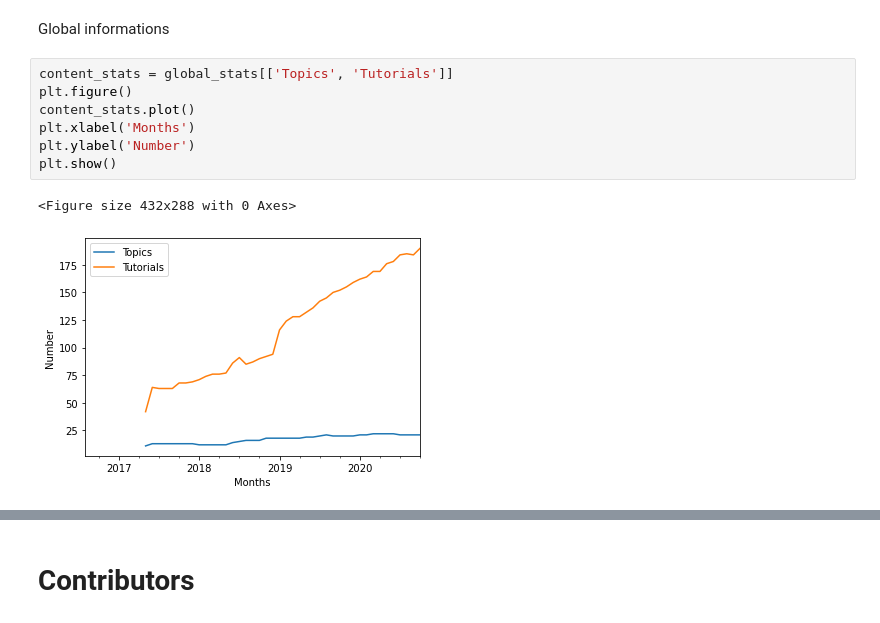
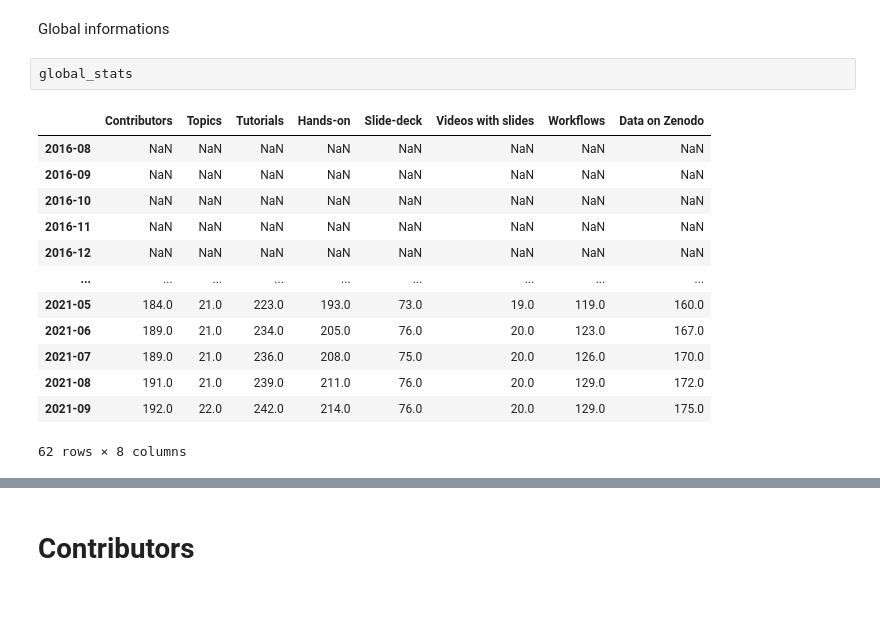
Before and after one commit to galaxyproject/GTN-community-paper-2020, a Jupyter notebook: src/extract_repo_content_stats.ipynb, the cells around one changed output, grey strips where cells are left out. Cells and saved outputs as stored; diff of their text form.

```diff
--- a/src/extract_repo_content_stats.ipynb
+++ b/src/extract_repo_content_stats.ipynb
@@ -248,12 +320,18 @@ RateLimit(core=Rate(reset=2020-12-22 15:58:04, remaining=4373, limit=5000))
 # %% [markdown]
 Global informations
-# %%
-content_stats = global_stats[['Topics', 'Tutorials']]
-plt.figure()
-content_stats.plot()
-plt.xlabel('Months')
-plt.ylabel('Number')
-plt.show()
-# %% [output]
-<Figure size 432x288 with 0 Axes>
-[figure, removed]
+# %%
+global_stats
+# %% [output]
+|  | Contributors | Topics | Tutorials | Hands-on | Slide-deck | Videos with slides | Workflows | Data on Zenodo |
+| 2016-08 | NaN | NaN | NaN | NaN | NaN | NaN | NaN | NaN |
+| 2016-09 | NaN | NaN | NaN | NaN | NaN | NaN | NaN | NaN |
+| 2016-10 | NaN | NaN | NaN | NaN | NaN | NaN | NaN | NaN |
+| 2016-11 | NaN | NaN | NaN | NaN | NaN | NaN | NaN | NaN |
+| 2016-12 | NaN | NaN | NaN | NaN | NaN | NaN | NaN | NaN |
+| ... | ... | ... | ... | ... | ... | ... | ... | ... |
+| 2021-05 | 184.0 | 21.0 | 223.0 | 193.0 | 73.0 | 19.0 | 119.0 | 160.0 |
+| 2021-06 | 189.0 | 21.0 | 234.0 | 205.0 | 76.0 | 20.0 | 123.0 | 167.0 |
+| 2021-07 | 189.0 | 21.0 | 236.0 | 208.0 | 75.0 | 20.0 | 126.0 | 170.0 |
+| 2021-08 | 191.0 | 21.0 | 239.0 | 211.0 | 76.0 | 20.0 | 129.0 | 172.0 |
+| 2021-09 | 192.0 | 22.0 | 242.0 | 214.0 | 76.0 | 20.0 | 129.0 | 175.0 |
+62 rows × 8 columns
```
Also changed, not shown: parts of 28 cells of this notebook, 4 other files.
